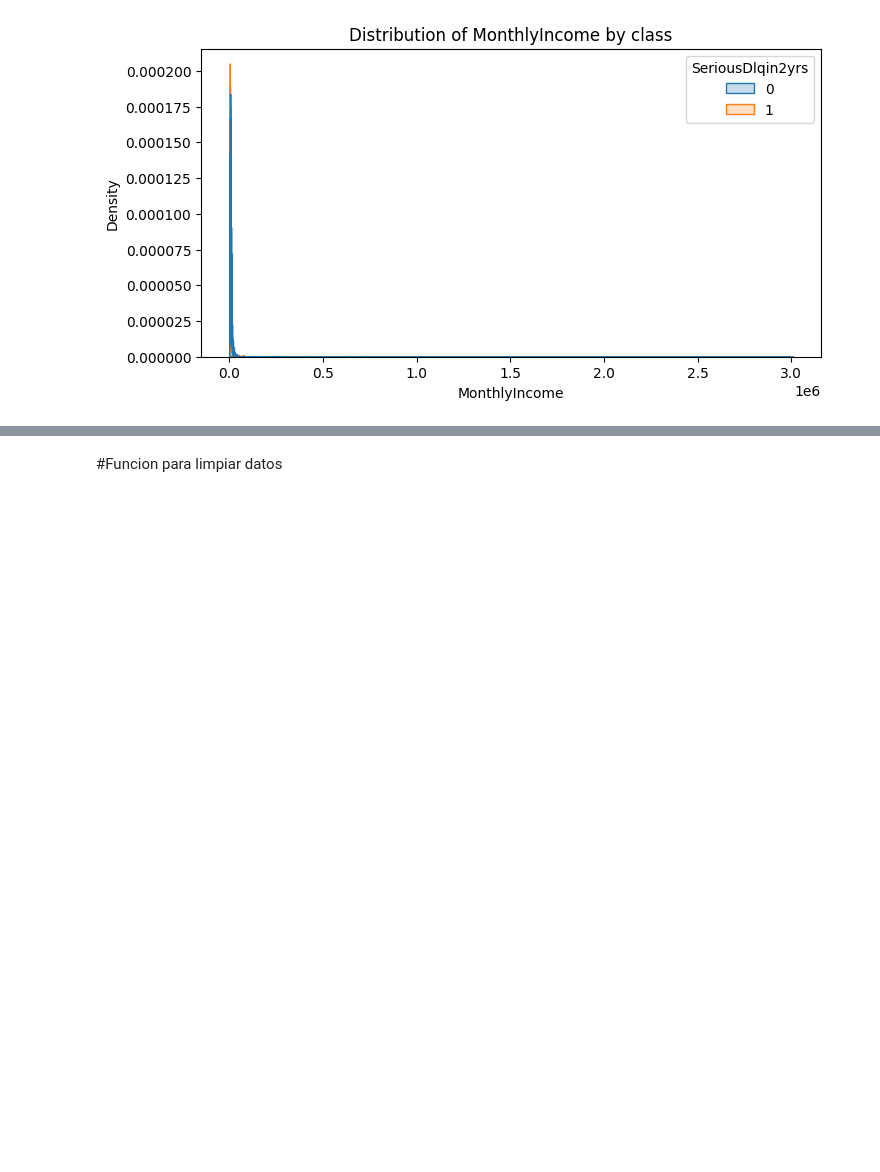
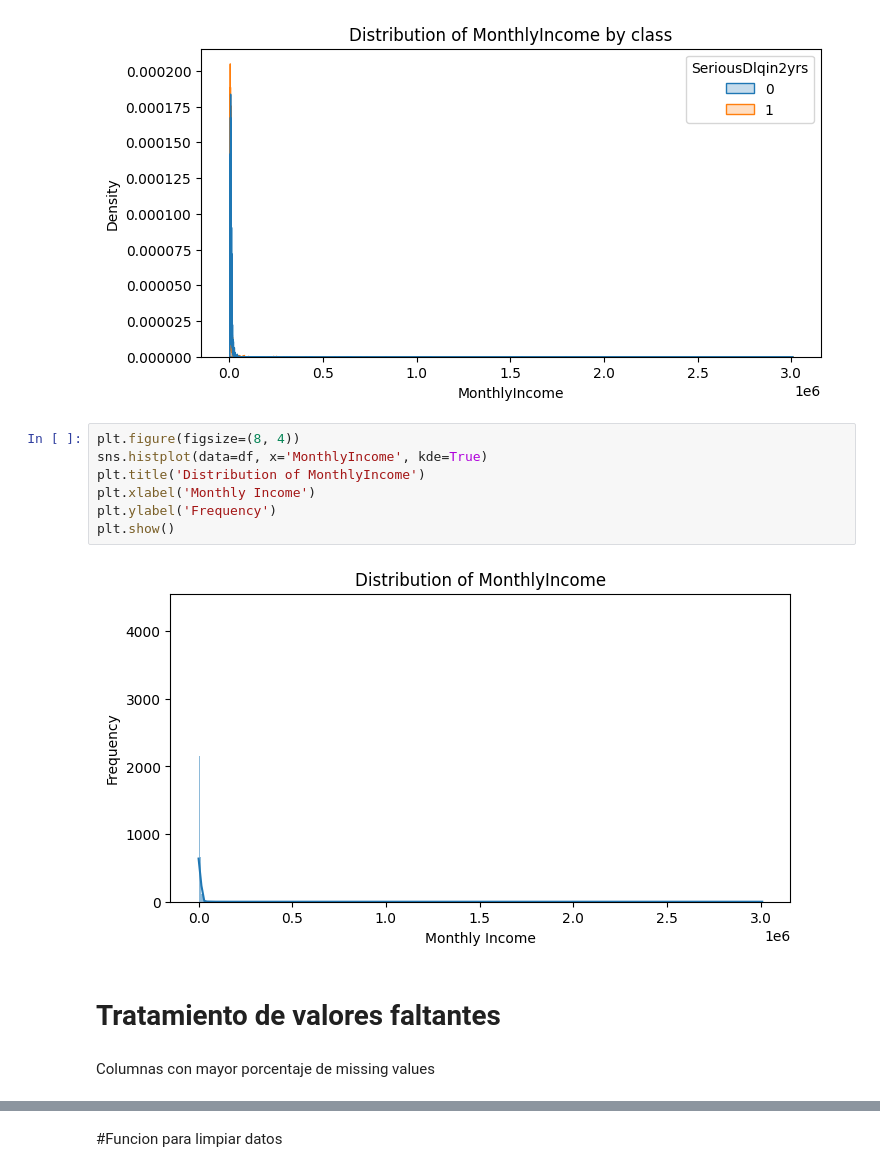
Before and after one commit to isaacmedina/machinelearning, a Jupyter notebook: impago_prestamo.ipynb, the cells around one changed output, grey strips where cells are left out. Drawn from its saved outputs; the diff is of its cells as text; blank space fills up the shorter version.

```diff
--- a/impago_prestamo.ipynb
+++ b/impago_prestamo.ipynb
@@ -153,3 +137,16 @@ for col in sample_cols:
 [figure]
 [figure]
 [figure]
+# %%
+plt.figure(figsize=(8, 4))
+sns.histplot(data=df, x='MonthlyIncome', kde=True)
+plt.title('Distribution of MonthlyIncome')
+plt.xlabel('Monthly Income')
+plt.ylabel('Frequency')
+plt.show()
+# %% [output]
+[figure, added]
+# %% [markdown]
+# Tratamiento de valores faltantes
+# %% [markdown]
+Columnas con mayor porcentaje de missing values
```
Also changed, not shown: parts of 16 cells of this notebook.
